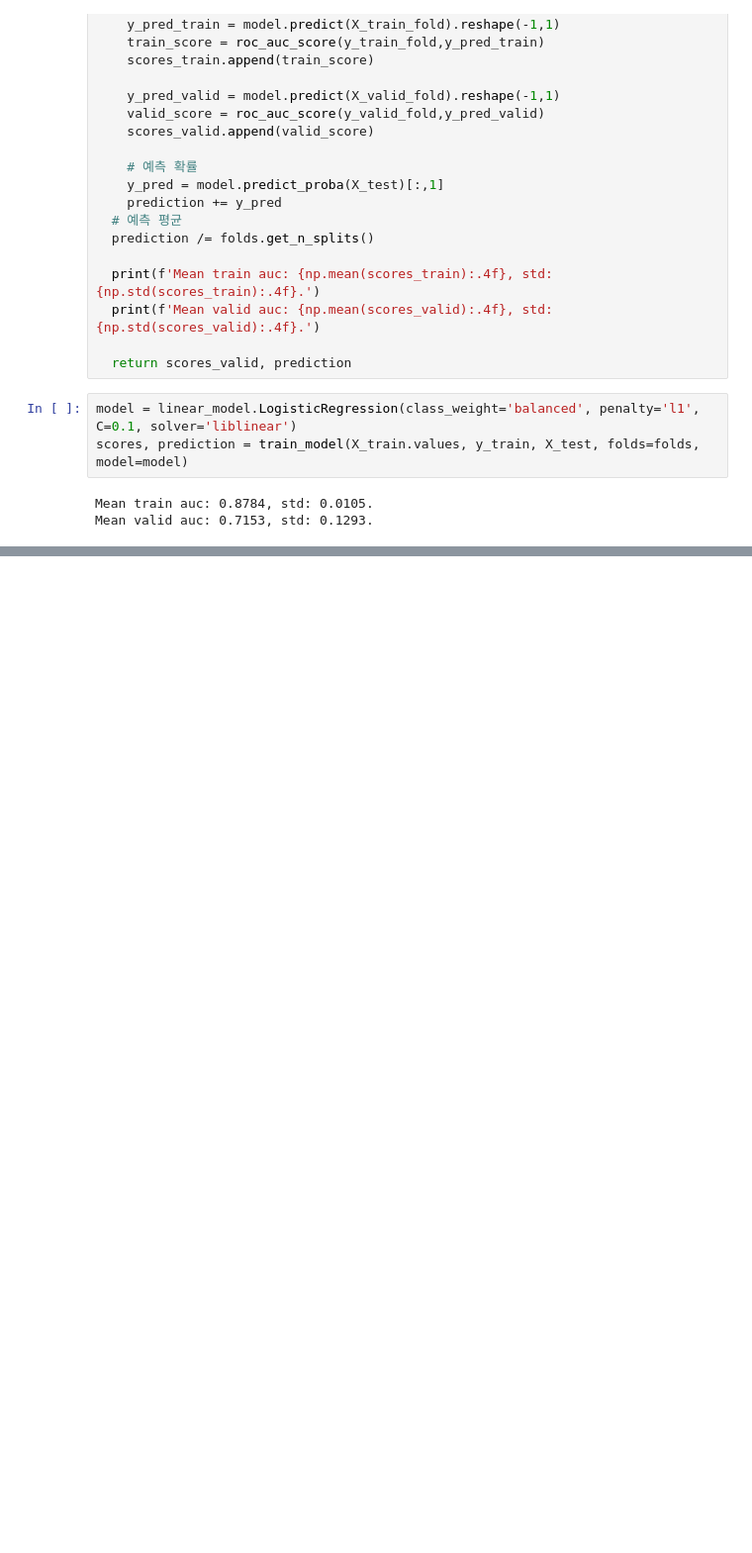
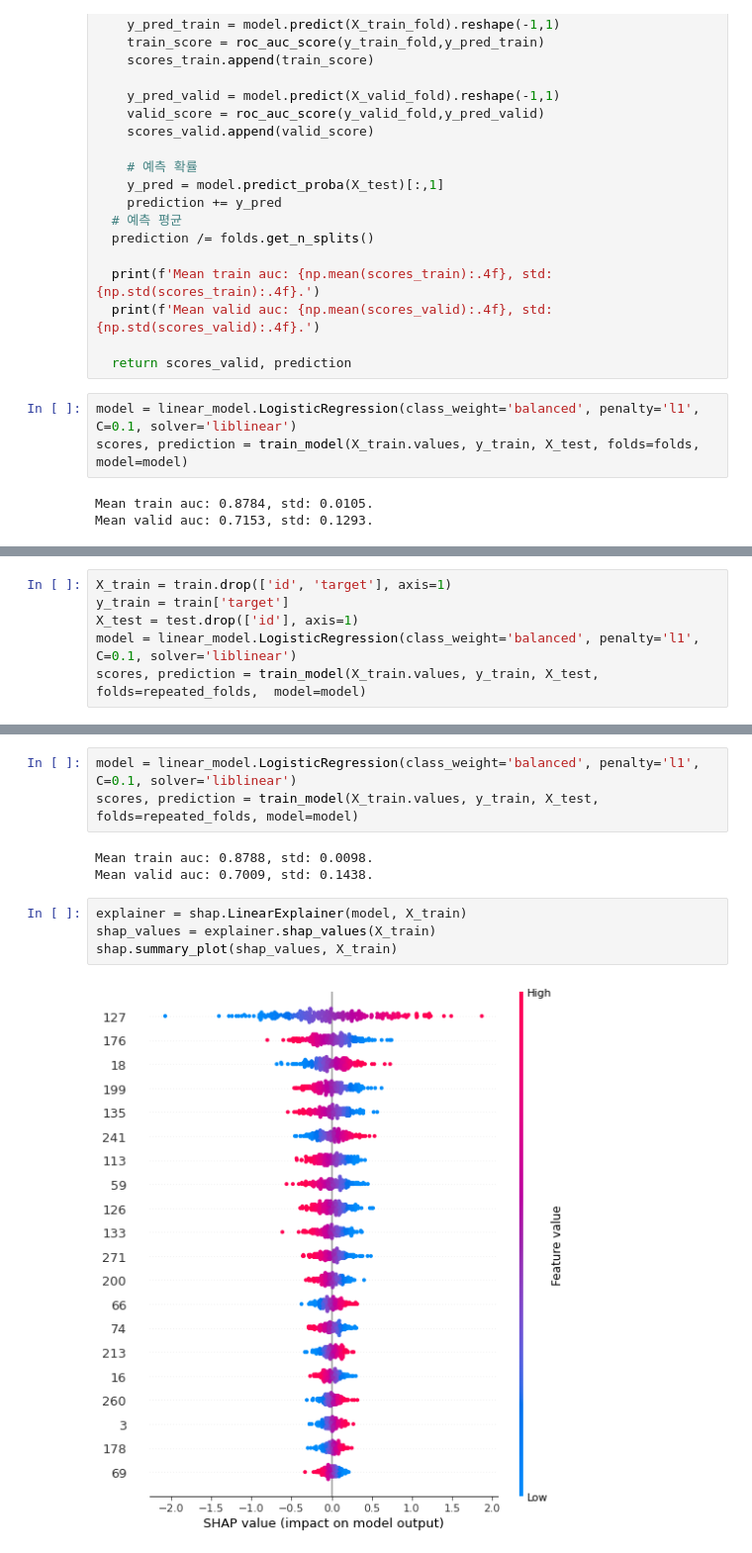
Before and after one commit to JHyunB/Don-t-Overfit-II, a Jupyter notebook: My_Don't_Overfit.ipynb, the cells around one changed output, grey strips where cells are left out. Shown: that part at 99% size. Cells and saved outputs as stored; diff of their text form; blank space fills up the shorter version.

```diff
--- a/My_Don't_Overfit.ipynb
+++ b/My_Don't_Overfit.ipynb
@@ -179,0 +282,6 @@ Mean valid auc: 0.7153, std: 0.1293.
+# %%
+X_train = train.drop(['id', 'target'], axis=1)
+y_train = train['target']
+X_test = test.drop(['id'], axis=1)
+model = linear_model.LogisticRegression(class_weight='balanced', penalty='l1', C=0.1, solver='liblinear')
+scores, prediction = train_model(X_train.values, y_train, X_test, folds=repeated_folds,  model=model)
@@ -179,0 +335,12 @@ Mean valid auc: 0.7153, std: 0.1293.
+# %%
+model = linear_model.LogisticRegression(class_weight='balanced', penalty='l1', C=0.1, solver='liblinear')
+scores, prediction = train_model(X_train.values, y_train, X_test, folds=repeated_folds, model=model)
+# %% [output]
+Mean train auc: 0.8788, std: 0.0098.
+Mean valid auc: 0.7009, std: 0.1438.
+# %%
+explainer = shap.LinearExplainer(model, X_train)
+shap_values = explainer.shap_values(X_train)
+shap.summary_plot(shap_values, X_train)
+# %% [output]
+[figure, added]
```
Also changed, not shown: parts of 27 cells of this notebook.
